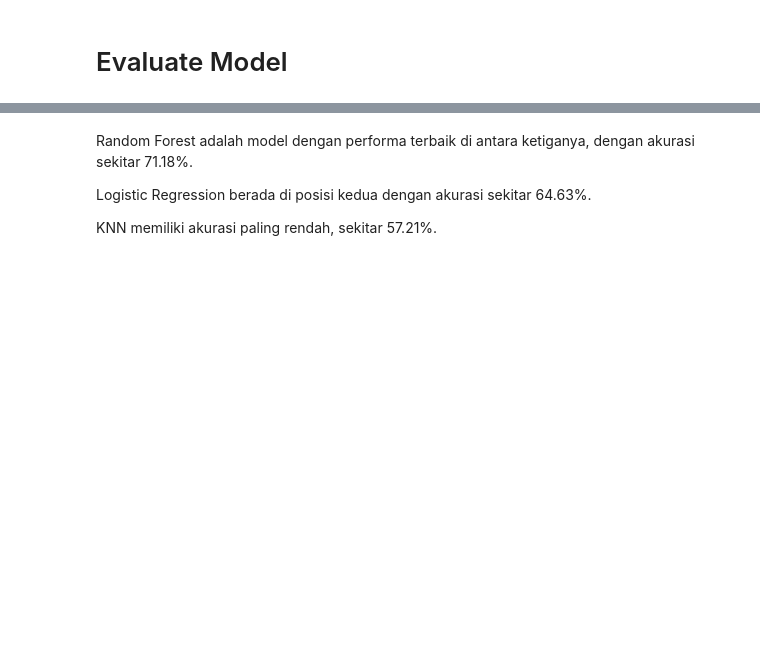
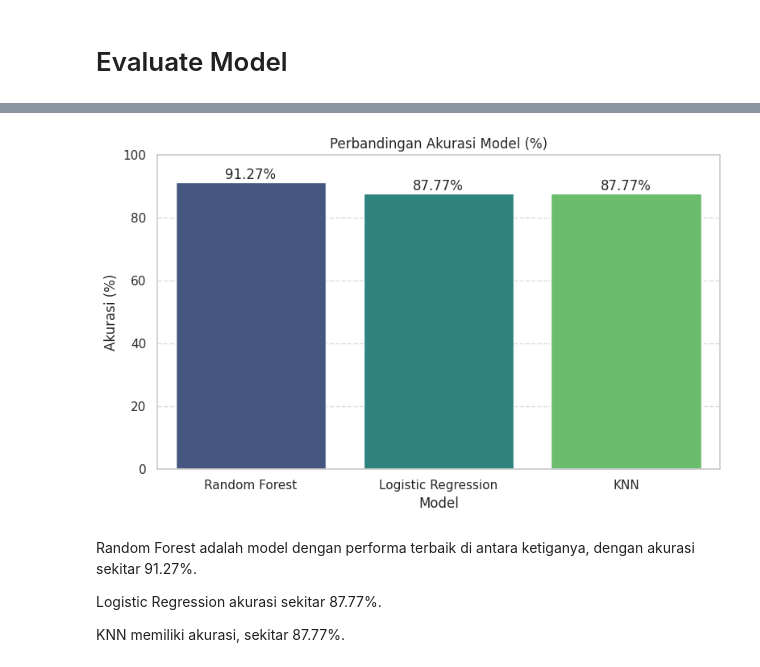
Before and after one commit to revaile/wine, a Jupyter notebook: winePrediksi.ipynb, the cells around one changed output, grey strips where cells are left out. Cells and saved outputs as stored; diff of their text form; code cells hidden in the pictures; blank space fills up the shorter version.

```diff
--- a/winePrediksi.ipynb
+++ b/winePrediksi.ipynb
@@ -459,6 +453,27 @@ print(summary_df.sort_values(by='Akurasi', ascending=False))
+# %%
+summary_df_sorted = summary_df.sort_values(by='Akurasi', ascending=False)
+summary_df_sorted['Akurasi (%)'] = summary_df_sorted['Akurasi'] * 100
+
+# Plot
+plt.figure(figsize=(8, 5))
+sns.barplot(x='Model', y='Akurasi (%)', hue='Model', data=summary_df_sorted, palette='viridis', dodge=False, legend=False)
+plt.ylim(0, 100)
+plt.title('Perbandingan Akurasi Model (%)')
+plt.xlabel('Model')
+plt.ylabel('Akurasi (%)')
+plt.grid(axis='y', linestyle='--', alpha=0.7)
+
+# Tambahkan label angka persentase di atas bar
+for index, value in enumerate(summary_df_sorted['Akurasi (%)']):
+    plt.text(x=index, y=value + 1, s=f'{value:.2f}%', ha='center')
+
+plt.tight_layout()
+plt.show()
+# %% [output]
+[figure, added]
 # %% [markdown]
-Random Forest adalah model dengan performa terbaik di antara ketiganya, dengan akurasi sekitar 71.18%.
+Random Forest adalah model dengan performa terbaik di antara ketiganya, dengan akurasi sekitar 91.27%.
 
-Logistic Regression berada di posisi kedua dengan akurasi sekitar 64.63%.
+Logistic Regression akurasi sekitar 87.77%.
 
-KNN memiliki akurasi paling rendah, sekitar 57.21%.
+KNN memiliki akurasi, sekitar 87.77%.
```
Also changed, not shown: parts of 7 cells of this notebook, 2 other files.
